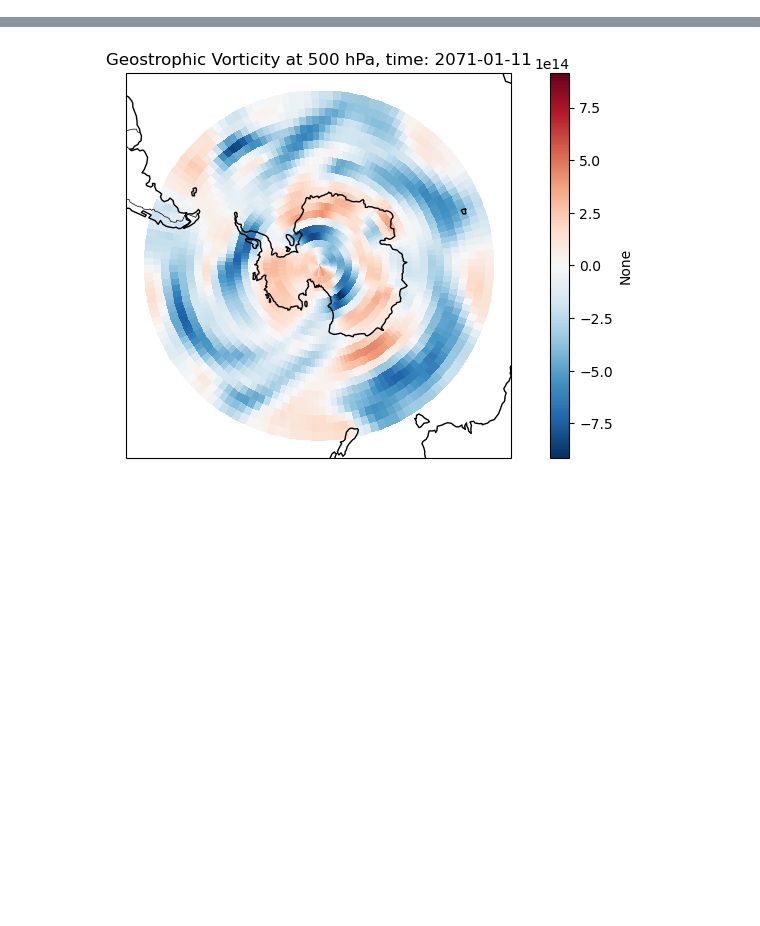
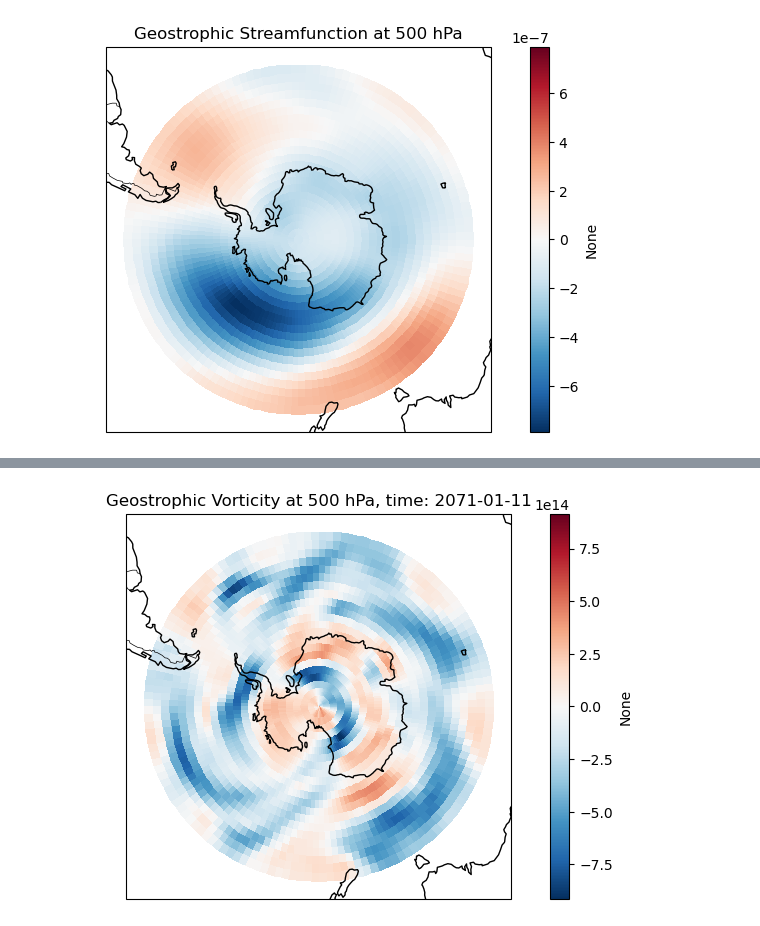
Before and after one commit to radryan1979/Met2GradProject, a Jupyter notebook: open_explore.ipynb, the cells around one changed output, grey strips where cells are left out. Drawn from its saved outputs; the diff is of its cells as text; code cells hidden in the pictures; blank space fills up the shorter version.

```diff
--- a/open_explore.ipynb
+++ b/open_explore.ipynb
@@ -56,3 +72,23 @@ time = ds['time']
+# %%
+def compute_slope(y, x):
+    # Fit 1st-degree polynomial and return the slope
+    return np.polyfit(x, y, deg=1)[0]
+# %%
+time_numeric = Z['time'].astype('datetime64[Y]').astype(int)
+
+# Apply over (time) dimension for each (lat, lon)
+trend = xr.apply_ufunc(
+    compute_slope,
+    Z, time_numeric,
+    input_core_dims=[['time'], ['time']],
+    vectorize=True,
+    dask='parallelized',  # Optional: if using dask
+    output_dtypes=[float]
+)
+# %%
+plot_field(trend, "Geostrophic Streamfunction", time_idx=-1, level_value=50000, cmap="RdBu_r", prj='SouthPolarStereo')
+# %% [output]
+[figure, added]
 # %%
 # Define constants
 omega = 7.2921e-5  # Earth's rotation rate [s^-1]
```
Also changed, not shown: parts of 22 cells of this notebook, 4 other files.
